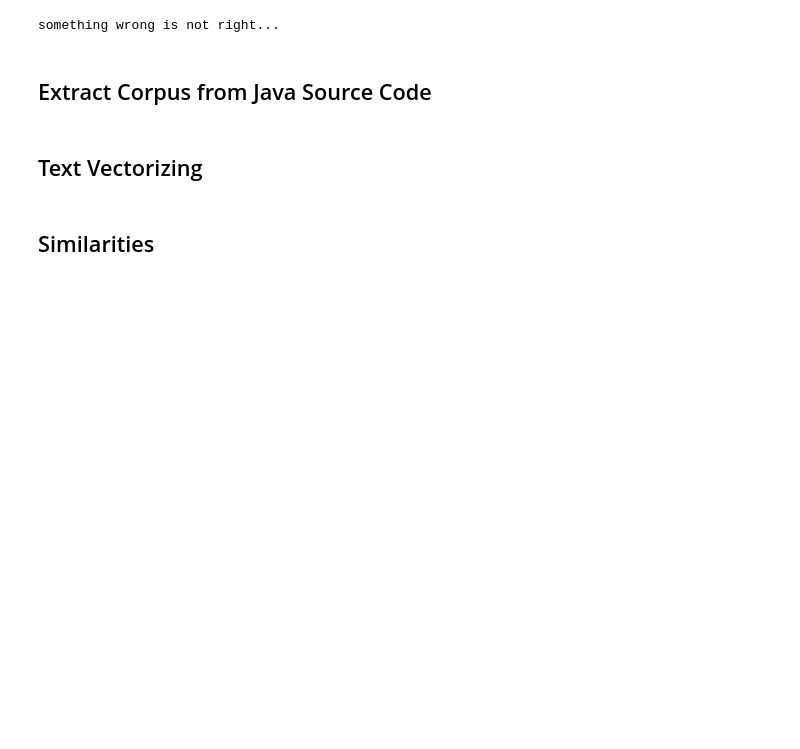
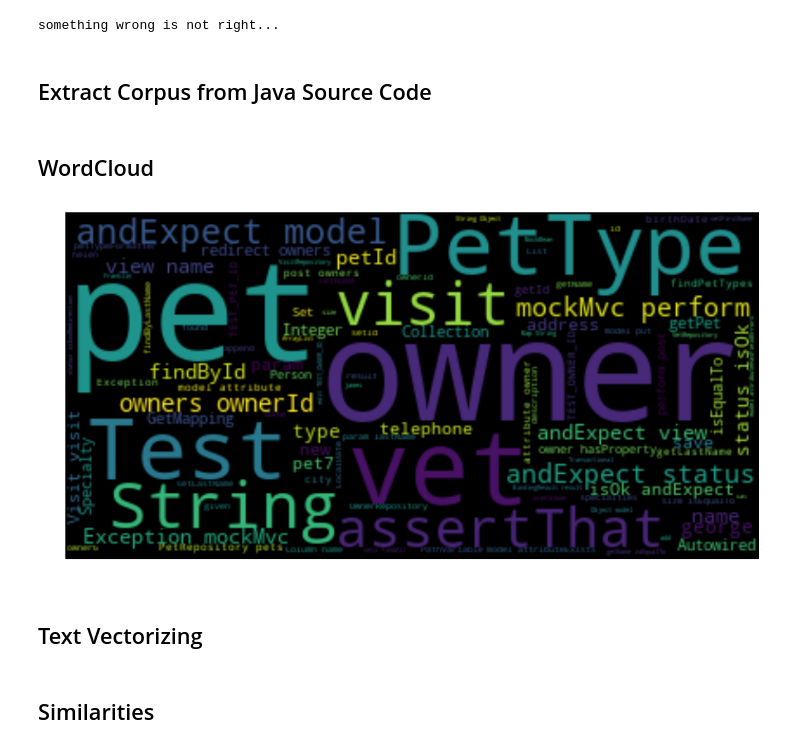
Before and after one commit to edupsousa/inpe-cap394-msr, a Jupyter notebook: notebooks/Trabalho.ipynb, the cells around one changed output. Cells and saved outputs as stored; diff of their text form; code cells hidden in the pictures; blank space fills up the shorter version.

```diff
--- a/notebooks/Trabalho.ipynb
+++ b/notebooks/Trabalho.ipynb
@@ -45,7 +45,7 @@ import javalang
 import glob
 import io
 # %%
-tokens_to_grab = [javalang.tokenizer.Identifier]
+tokens_to_grab = [javalang.tokenizer.Identifier, javalang.tokenizer.String]
 # %%
 def extract_corpus(token_list, after_line):
     corpus = []
@@ -61,7 +61,7 @@ def extract_corpus(token_list, after_line):
                 corpus.append(' '.join(line_words))
                 line_words = []
         if type(token) in tokens_to_grab:
-            line_words.append(token.value)
+            line_words.append(token.value.strip())
     if len(line_words) > 0:
         corpus.append(' '.join(line_words))
     return '\n'.join(corpus)
@@ -95,3 +95,5 @@ def get_project_corpus(project_path):
                 path=path)
 
 corpus = get_project_corpus(local_path)
+# %% [markdown]
+## WordCloud
@@ -98,3 +105,11 @@ corpus = get_project_corpus(local_path)
+# %%
+plt.rcParams['figure.figsize'] = [15, 10]
+wc = wordcloud = WordCloud().generate(' '.join(corpus.data))
+plt.imshow(wc, interpolation='bilinear')
+plt.axis("off")
+plt.show()
+# %% [output]
+[figure, added]
 # %% [markdown]
 ## Text Vectorizing
 # %%
```
Also changed, not shown: parts of 7 cells of this notebook.
